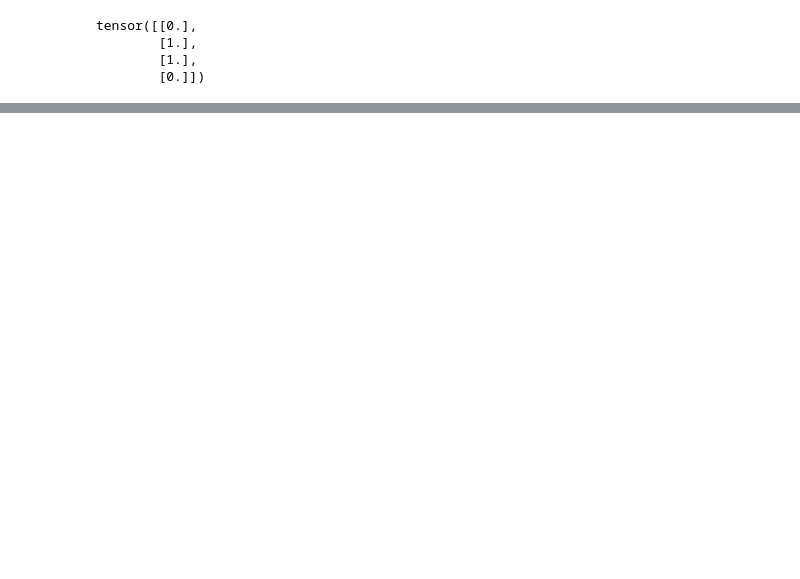
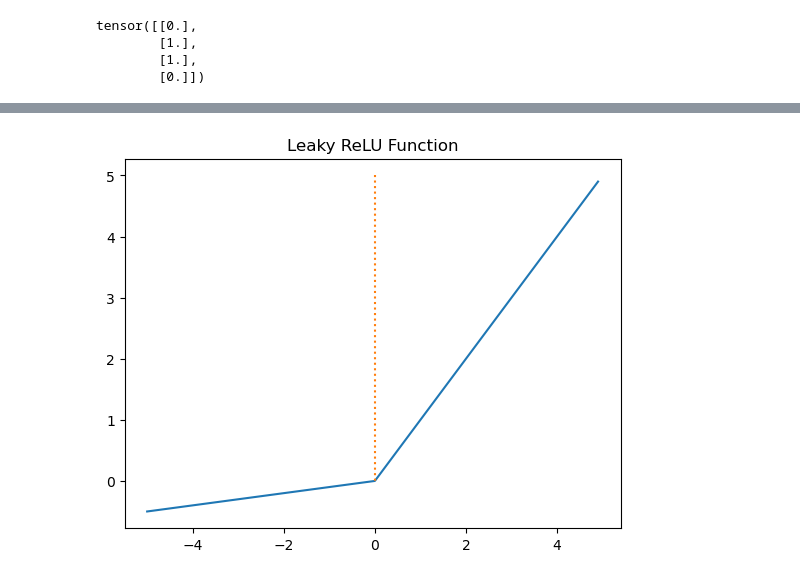
Before and after one commit to Graceyong1020/ai_work, a Jupyter notebook: ch07/logic_gate.ipynb, the cells around one changed output, grey strips where cells are left out. Saved outputs shown, nothing was run; the diff lists cells and outputs as text; code cells hidden in the pictures; blank space fills up the shorter version.

```diff
--- a/ch07/logic_gate.ipynb
+++ b/ch07/logic_gate.ipynb
@@ -197,0 +230,17 @@ tensor([[0.],
+# %%
+# Leaky ReLU 함수
+
+a = 0.1 # a에 따라 변형 가능
+
+def leaky_relu(x):
+    return np.maximum(a*x, x) # x값이 0보다 작으면 a*x를 반환, 0보다 크면 x를 반환
+
+x = np.arange(-5, 5, 0.1)
+y = leaky_relu(x)
+
+plt.plot(x, y)
+plt.plot([0,0], [5.0, 0.0], ':') # 가운데 점선 추가
+plt.title('Leaky ReLU Function')
+plt.show()
+# %% [output]
+[figure, added]
```
Also changed, not shown: parts of 6 cells of this notebook, 9 other files.
